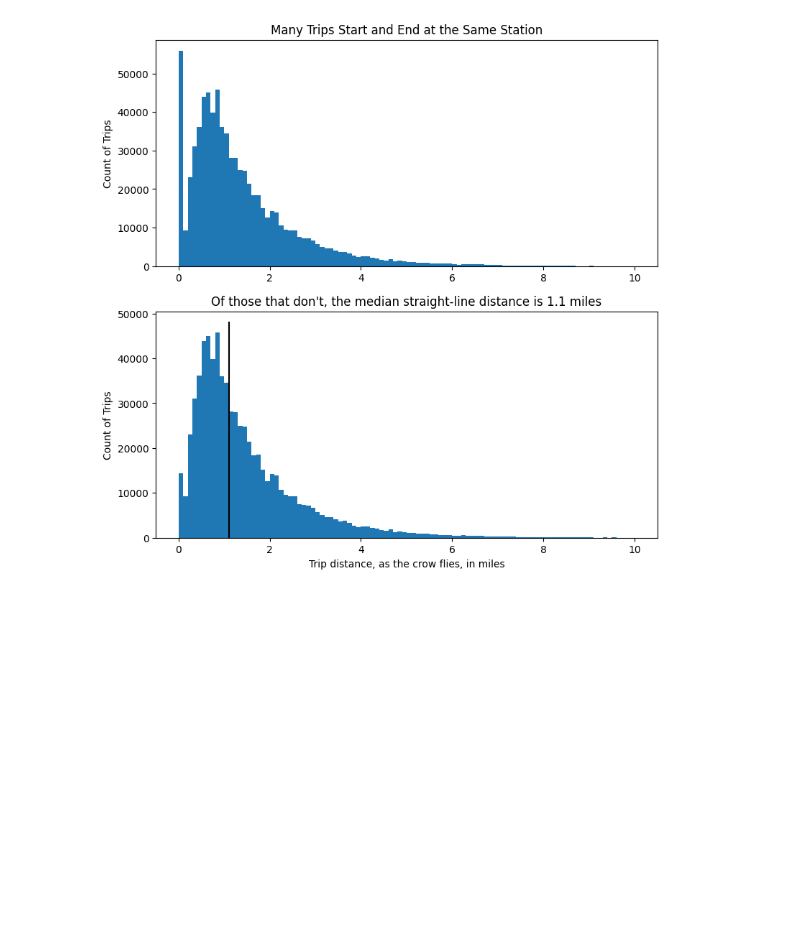
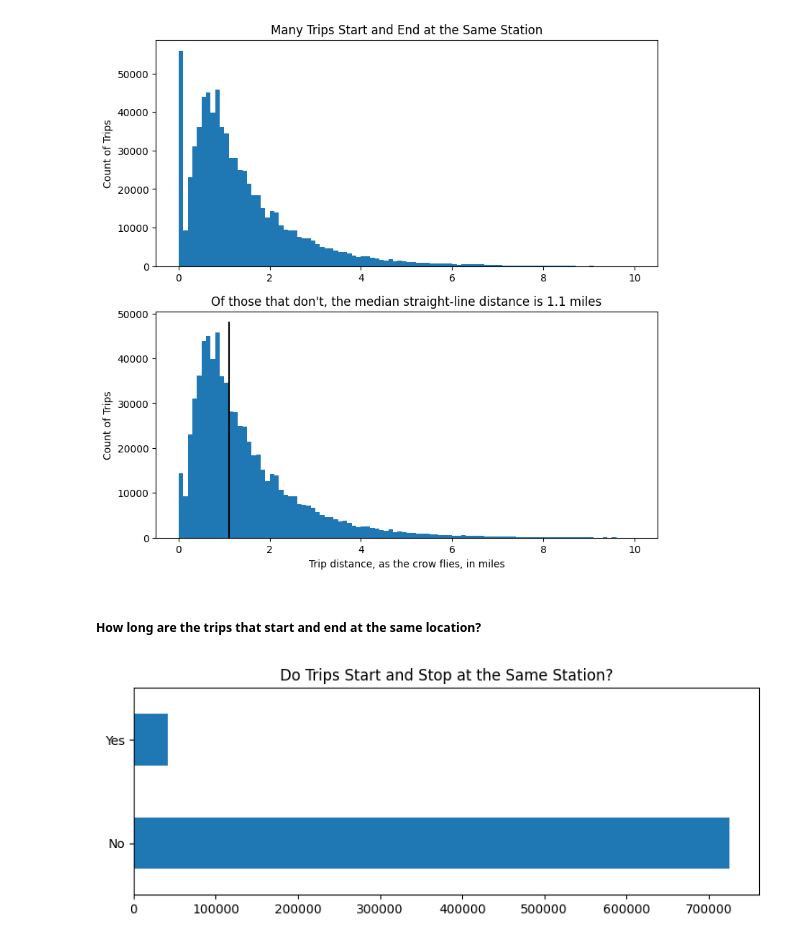
Before and after one commit to gambingo/divvy-analysis, a Jupyter notebook: basic-EDA.ipynb, the cells around one changed output. Cells and saved outputs as stored; diff of their text form; code cells hidden in the pictures; blank space fills up the shorter version.

```diff
--- a/basic-EDA.ipynb
+++ b/basic-EDA.ipynb
@@ -79,3 +77,12 @@ ax[1].set_ylabel("Count of Trips")
 # %% [output]
 Text(0, 0.5, 'Count of Trips')
 [figure]
+# %% [markdown]
+##### How long are the trips that start and end at the same location?
+# %%
+fig, ax = plt.subplots(figsize=(9,3))
+df["same_start_and_end"].apply(lambda bl: "Yes" if bl else "No").value_counts().plot.barh(ax=ax)
+ax.set_title("Do Trips Start and Stop at the Same Station?")
+ax.set_ylabel("");
+# %% [output]
+[figure, added]
```
Also changed, not shown: parts of 8 cells of this notebook, 11 other files.
